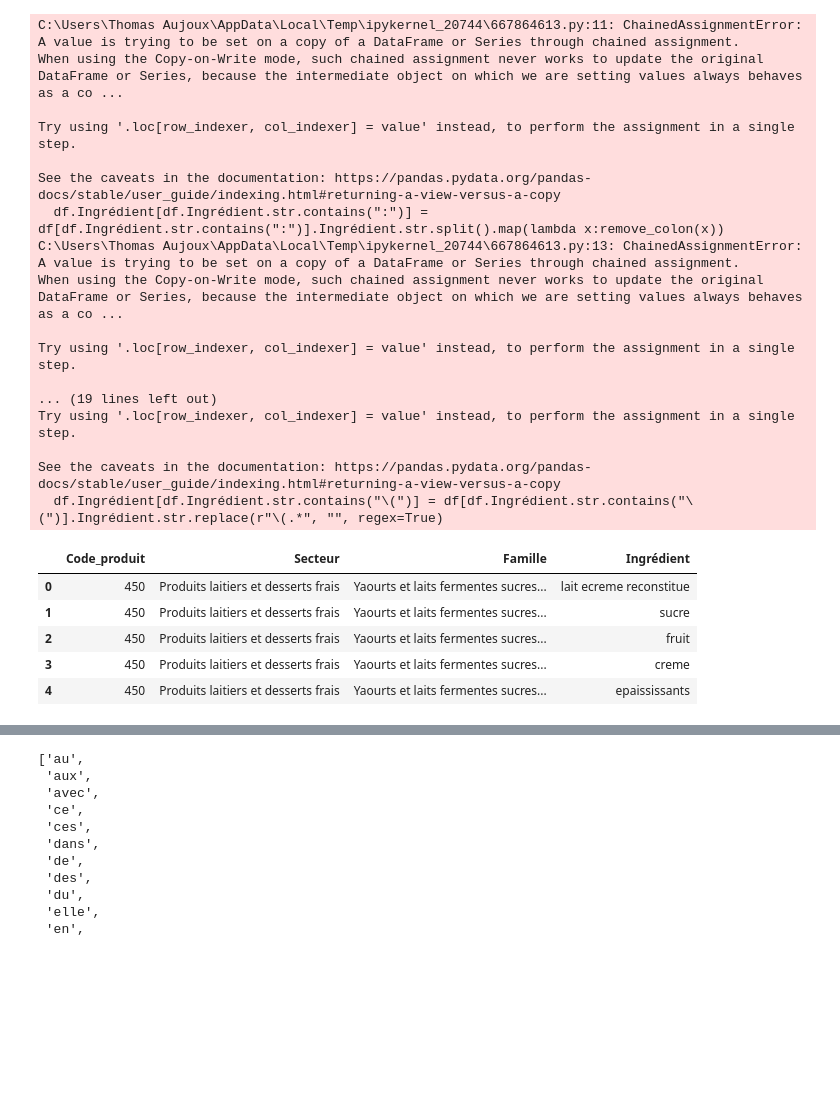
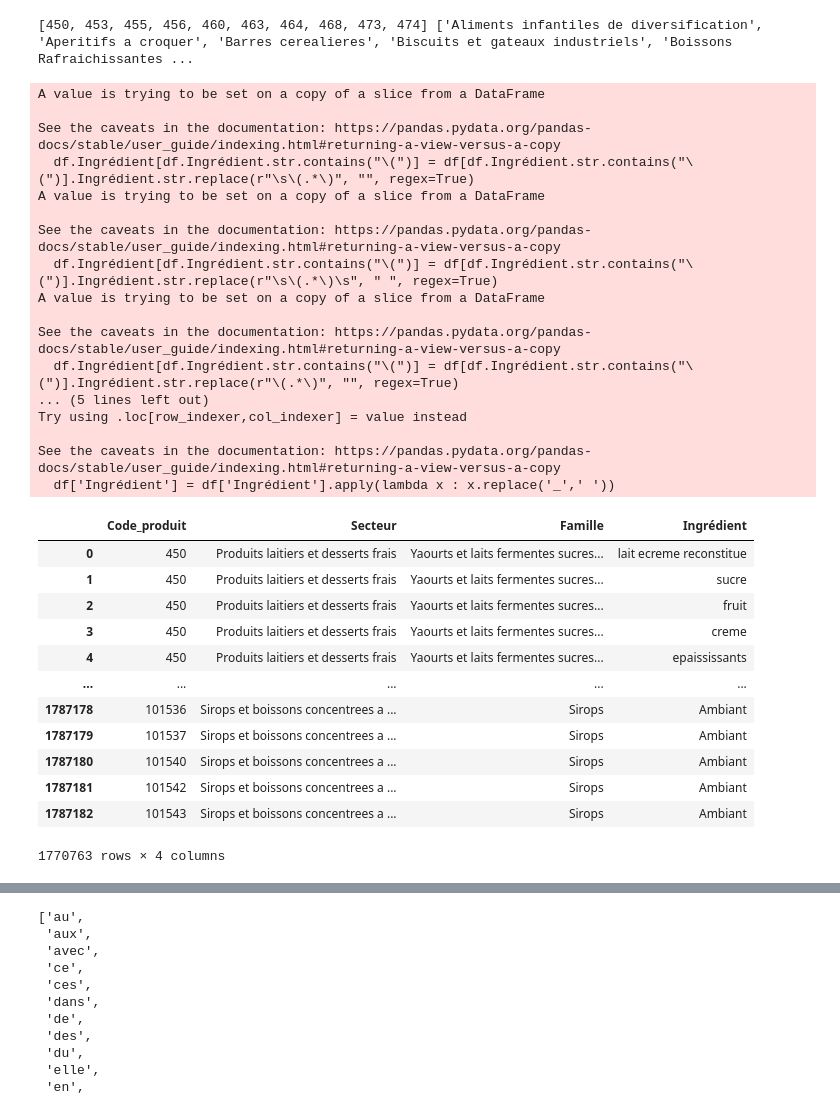
Before and after one commit to Thomasaujoux/food-classification, a Jupyter notebook: data_preparation/NLP.ipynb, the cells around one changed output, grey strips where cells are left out. Saved outputs shown, nothing was run; the diff lists cells and outputs as text; code cells hidden in the pictures; blank space fills up the shorter version.

```diff
--- a/data_preparation/NLP.ipynb
+++ b/data_preparation/NLP.ipynb
@@ -23,11 +23,10 @@ We will do this for 3 reasons, the first one is that some data from the web-scra
 import pandas as pd
 import numpy as np
 
-df = pd.read_csv(r'C:\Users\Thomas Aujoux\Documents\GitHub\food-classification\data_preparation\data_oqali\ingredients.csv', low_memory=False, sep=';')
-df = df[["Code produit", "Secteur", "Famille", "Ingrédient"]]
-df = df.rename(columns={ 'Code produit': 'Code_produit' })
-df = df[~df['Secteur'].isin(['Sauces condimentaires_RHF', 'Bouillons et potages_RHF'])]
-df.head()
+df = pd.read_csv(r'C:\Users\Thomas Aujoux\Documents\GitHub\food-classification\data_preparation\data_oqali\merged.csv', low_memory=False, sep=',')
+df = df[["Code_produit", "Secteur", "Famille", "Ingrédient"]]
+#df = df[~df['Secteur'].isin(['Sauces condimentaires_RHF', 'Bouillons et potages_RHF'])]
+df
 # %% [output]
 |  | Code_produit | Secteur | Famille | Ingrédient |
 | 0 | 450 | Produits laitiers et desserts frais | Yaourts et laits fermentes sucres... | lait ecreme reconstitue |
@@ -38,45 +44,62 @@ df.head()
+# %%
+a = sorted(df["Code_produit"].unique())
+b = sorted(df["Secteur"].unique(), key=str.lower)
+c = sorted(df["Famille"].unique(), key=str.lower)
+d = sorted(df["Ingrédient"].unique(), key=str.lower)
+e = df.Ingrédient[df.Ingrédient.str.contains(":")]
+f = df.Ingrédient[df.Ingrédient.str.contains("\(")]
+print(a[0:10], b[0:10], c[0:10], d[0:10])
+# %% [output]
+[450, 453, 455, 456, 460, 463, 464, 468, 473, 474] ['Aliments infantiles de diversification', 'Aperitifs a croquer', 'Barres cerealieres', 'Biscuits et gateaux industriels', 'Boissons Rafraichissantes ...
 # %%
 def remove_colon(list):
     n = len(list)
     i = 1
     colonfree = list[0]
     while i < n and list[i] != ":":
         colonfree = colonfree + " " + list[i]
         i = i + 1
     return colonfree
 
 df.Ingrédient[df.Ingrédient.str.contains(":")] = df[df.Ingrédient.str.contains(":")].Ingrédient.str.split().map(lambda x:remove_colon(x))
 
 df.Ingrédient[df.Ingrédient.str.contains("\(")] = df[df.Ingrédient.str.contains("\(")].Ingrédient.str.replace(r"\s\(.*\)", "", regex=True)
 df.Ingrédient[df.Ingrédient.str.contains("\(")] = df[df.Ingrédient.str.contains("\(")].Ingrédient.str.replace(r"\s\(.*\)\s", " ", regex=True)
 df.Ingrédient[df.Ingrédient.str.contains("\(")] = df[df.Ingrédient.str.contains("\(")].Ingrédient.str.replace(r"\(.*\)", "", regex=True)
 df.Ingrédient[df.Ingrédient.str.contains("\(")] = df[df.Ingrédient.str.contains("\(")].Ingrédient.str.replace(r"\(.*", "", regex=True)
 df.Ingrédient = df["Ingrédient"].apply(lambda x: x.rstrip())
 df.Ingrédient = df["Ingrédient"].apply(lambda x: x.lstrip())
 df = df[df.duplicated(subset=['Ingrédient'], keep=False)]
 df['Ingrédient'] = df['Ingrédient'].apply(lambda x : x.replace('_',' '))
-df.head()
+df
 # %% [output]
-C:\Users\Thomas Aujoux\AppData\Local\Temp\ipykernel_20744\667864613.py:11: ChainedAssignmentError: A value is trying to be set on a copy of a DataFrame or Series through chained assignment.
-When using the Copy-on-Write mode, such chained assignment never works to update the original DataFrame or Series, because the intermediate object on which we are setting values always behaves as a co ...
-
-Try using '.loc[row_indexer, col_indexer] = value' instead, to perform the assignment in a single step.
+A value is trying to be set on a copy of a slice from a DataFrame
 
 See the caveats in the documentation: https://pandas.pydata.org/pandas-docs/stable/user_guide/indexing.html#returning-a-view-versus-a-copy
-  df.Ingrédient[df.Ingrédient.str.contains(":")] = df[df.Ingrédient.str.contains(":")].Ingrédient.str.split().map(lambda x:remove_colon(x))
-C:\Users\Thomas Aujoux\AppData\Local\Temp\ipykernel_20744\667864613.py:13: ChainedAssignmentError: A value is trying to be set on a copy of a DataFrame or Series through chained assignment.
-When using the Copy-on-Write mode, such chained assignment never works to update the original DataFrame or Series, because the intermediate object on which we are setting values always behaves as a co ...
-
-Try using '.loc[row_indexer, col_indexer] = value' instead, to perform the assignment in a single step.
-
-... (19 lines left out)
-Try using '.loc[row_indexer, col_indexer] = value' instead, to perform the assignment in a single step.
+  df.Ingrédient[df.Ingrédient.str.contains("\(")] = df[df.Ingrédient.str.contains("\(")].Ingrédient.str.replace(r"\s\(.*\)", "", regex=True)
+A value is trying to be set on a copy of a slice from a DataFrame
 
 See the caveats in the documentation: https://pandas.pydata.org/pandas-docs/stable/user_guide/indexing.html#returning-a-view-versus-a-copy
-  df.Ingrédient[df.Ingrédient.str.contains("\(")] = df[df.Ingrédient.str.contains("\(")].Ingrédient.str.replace(r"\(.*", "", regex=True)
+  df.Ingrédient[df.Ingrédient.str.contains("\(")] = df[df.Ingrédient.str.contains("\(")].Ingrédient.str.replace(r"\s\(.*\)\s", " ", regex=True)
+A value is trying to be set on a copy of a slice from a DataFrame
+
+See the caveats in the documentation: https://pandas.pydata.org/pandas-docs/stable/user_guide/indexing.html#returning-a-view-versus-a-copy
+  df.Ingrédient[df.Ingrédient.str.contains("\(")] = df[df.Ingrédient.str.contains("\(")].Ingrédient.str.replace(r"\(.*\)", "", regex=True)
+... (5 lines left out)
+Try using .loc[row_indexer,col_indexer] = value instead
+
+See the caveats in the documentation: https://pandas.pydata.org/pandas-docs/stable/user_guide/indexing.html#returning-a-view-versus-a-copy
+  df['Ingrédient'] = df['Ingrédient'].apply(lambda x : x.replace('_',' '))
 |  | Code_produit | Secteur | Famille | Ingrédient |
 | 0 | 450 | Produits laitiers et desserts frais | Yaourts et laits fermentes sucres... | lait ecreme reconstitue |
 | 1 | 450 | Produits laitiers et desserts frais | Yaourts et laits fermentes sucres... | sucre |
 | 2 | 450 | Produits laitiers et desserts frais | Yaourts et laits fermentes sucres... | fruit |
 | 3 | 450 | Produits laitiers et desserts frais | Yaourts et laits fermentes sucres... | creme |
 | 4 | 450 | Produits laitiers et desserts frais | Yaourts et laits fermentes sucres... | epaississants |
+| ... | ... | ... | ... | ... |
+| 1787178 | 101536 | Sirops et boissons concentrees a ... | Sirops | Ambiant |
+| 1787179 | 101537 | Sirops et boissons concentrees a ... | Sirops | Ambiant |
+| 1787180 | 101540 | Sirops et boissons concentrees a ... | Sirops | Ambiant |
+| 1787181 | 101542 | Sirops et boissons concentrees a ... | Sirops | Ambiant |
+| 1787182 | 101543 | Sirops et boissons concentrees a ... | Sirops | Ambiant |
+1770763 rows × 4 columns
```
Also changed, not shown: parts of 38 cells of this notebook, 4 other files.
